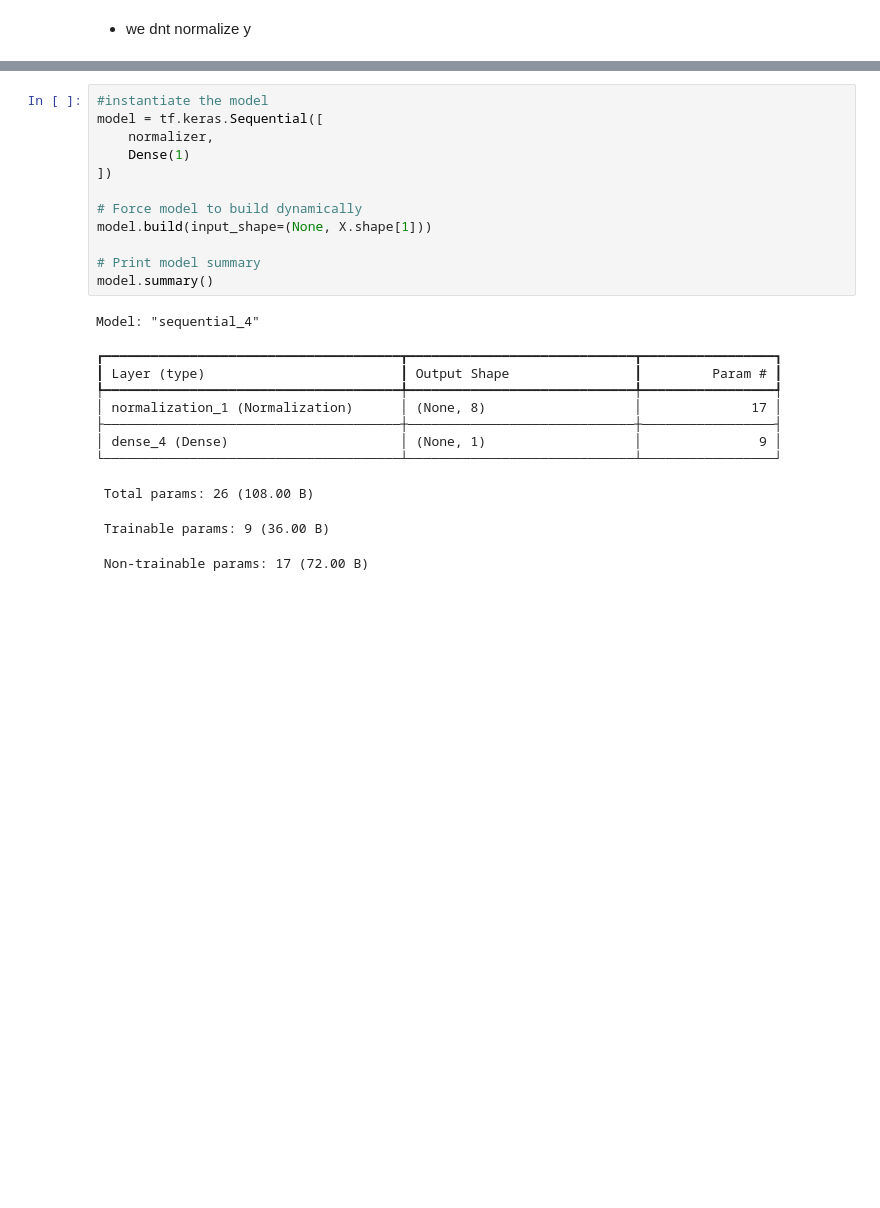
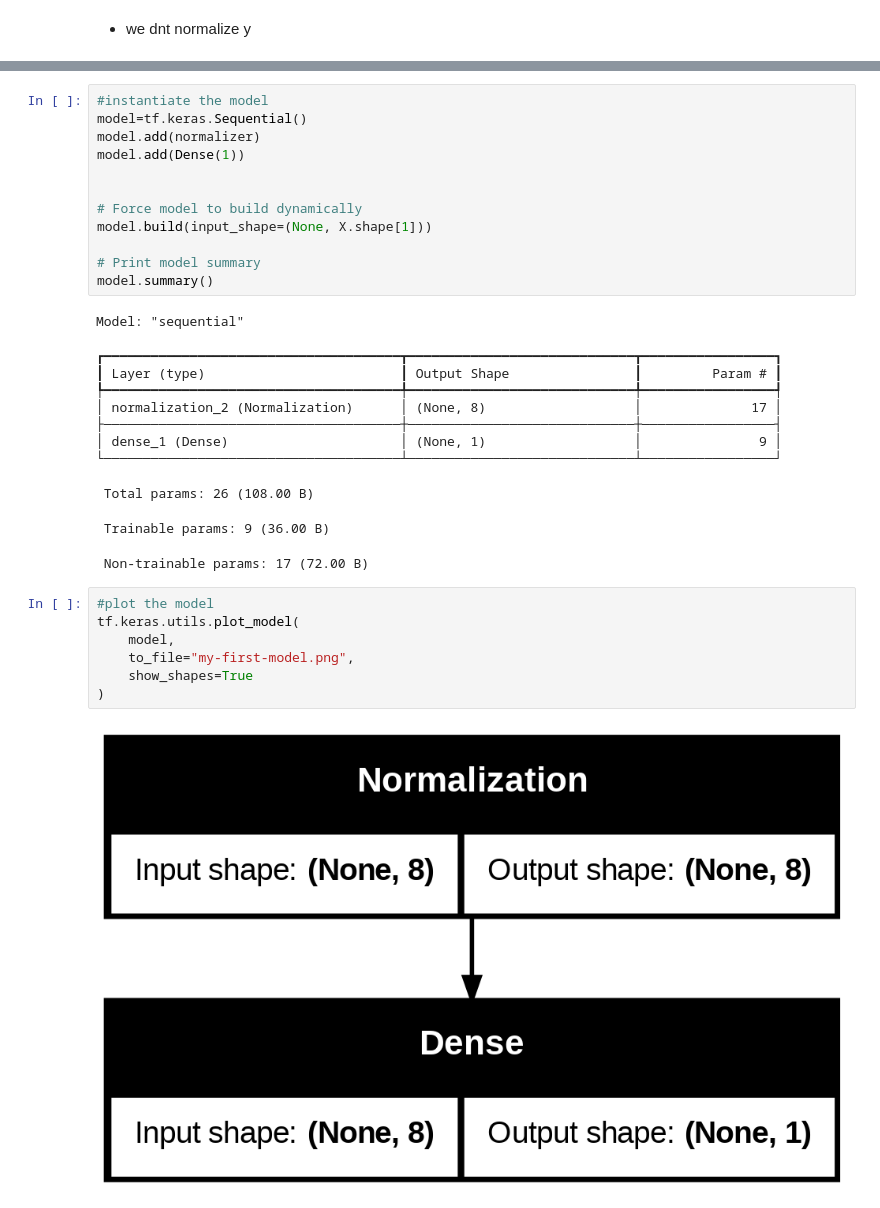
Before and after one commit to akankshakusf/Deep-Learning-Projects, a Jupyter notebook: Tensor Flow -Linear Regression/Linear_Regression_for_Predicting_Price_of_second.ipynb, the cells around one changed output, grey strips where cells are left out. Drawn from its saved outputs; the diff is of its cells as text; blank space fills up the shorter version.

```diff
--- a/Tensor Flow -Linear Regression/Linear_Regression_for_Predicting_Price_of_second.ipynb
+++ b/Tensor Flow -Linear Regression/Linear_Regression_for_Predicting_Price_of_second.ipynb
@@ -155,9 +180,9 @@ num_features = X.shape[1]
 # %%
 #instantiate the model
-model = tf.keras.Sequential([
-    normalizer,
-    Dense(1)
-])
+model=tf.keras.Sequential()
+model.add(normalizer)
+model.add(Dense(1))
+
 
 # Force model to build dynamically
 model.build(input_shape=(None, X.shape[1]))
@@ -165,14 +190,23 @@ model.build(input_shape=(None, X.shape[1]))
 # Print model summary
 model.summary()
 # %% [output]
-Model: "sequential_4"
+Model: "sequential"
 ┏━━━━━━━━━━━━━━━━━━━━━━━━━━━━━━━━━━━━━━┳━━━━━━━━━━━━━━━━━━━━━━━━━━━━━┳━━━━━━━━━━━━━━━━━┓
 ┃ Layer (type)                         ┃ Output Shape                ┃         Param # ┃
 ┡━━━━━━━━━━━━━━━━━━━━━━━━━━━━━━━━━━━━━━╇━━━━━━━━━━━━━━━━━━━━━━━━━━━━━╇━━━━━━━━━━━━━━━━━┩
-│ normalization_1 (Normalization)      │ (None, 8)                   │              17 │
+│ normalization_2 (Normalization)      │ (None, 8)                   │              17 │
 ├──────────────────────────────────────┼─────────────────────────────┼─────────────────┤
-│ dense_4 (Dense)                      │ (None, 1)                   │               9 │
+│ dense_1 (Dense)                      │ (None, 1)                   │               9 │
 └──────────────────────────────────────┴─────────────────────────────┴─────────────────┘
  Total params: 26 (108.00 B)
  Trainable params: 9 (36.00 B)
  Non-trainable params: 17 (72.00 B)
+# %%
+#plot the model
+tf.keras.utils.plot_model(
+    model,
+    to_file="my-first-model.png",
+    show_shapes=True
+)
+# %% [output]
+[figure, added]
```
Also changed, not shown: parts of 6 cells of this notebook.
